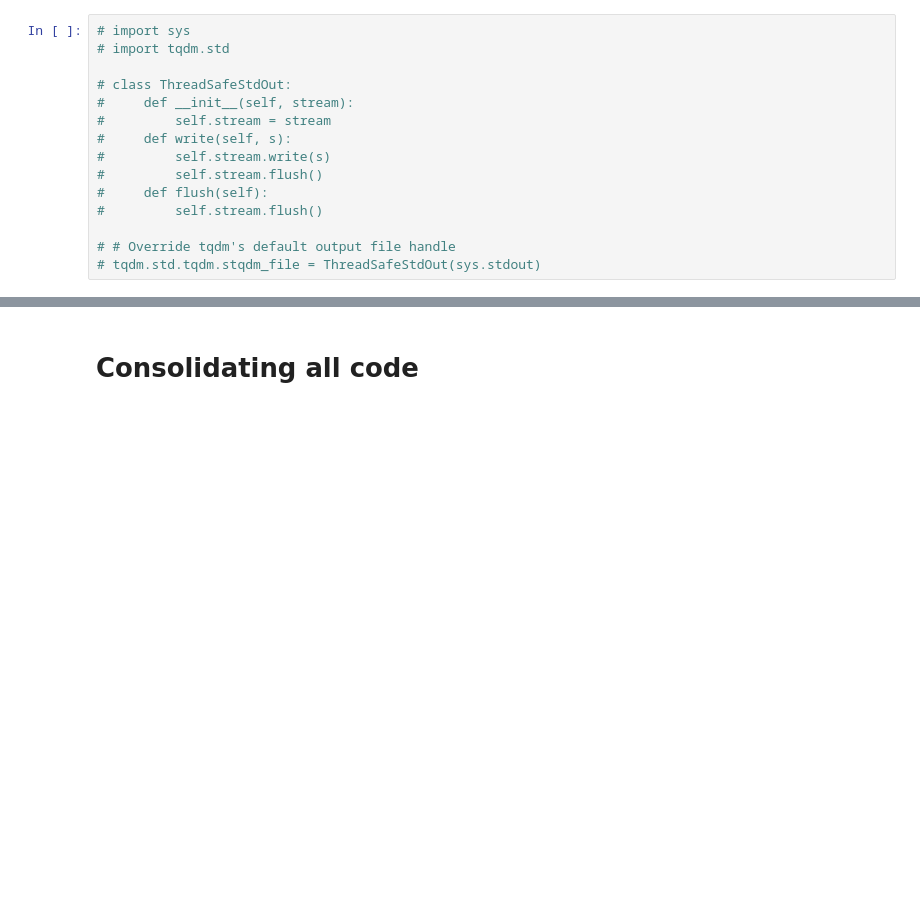
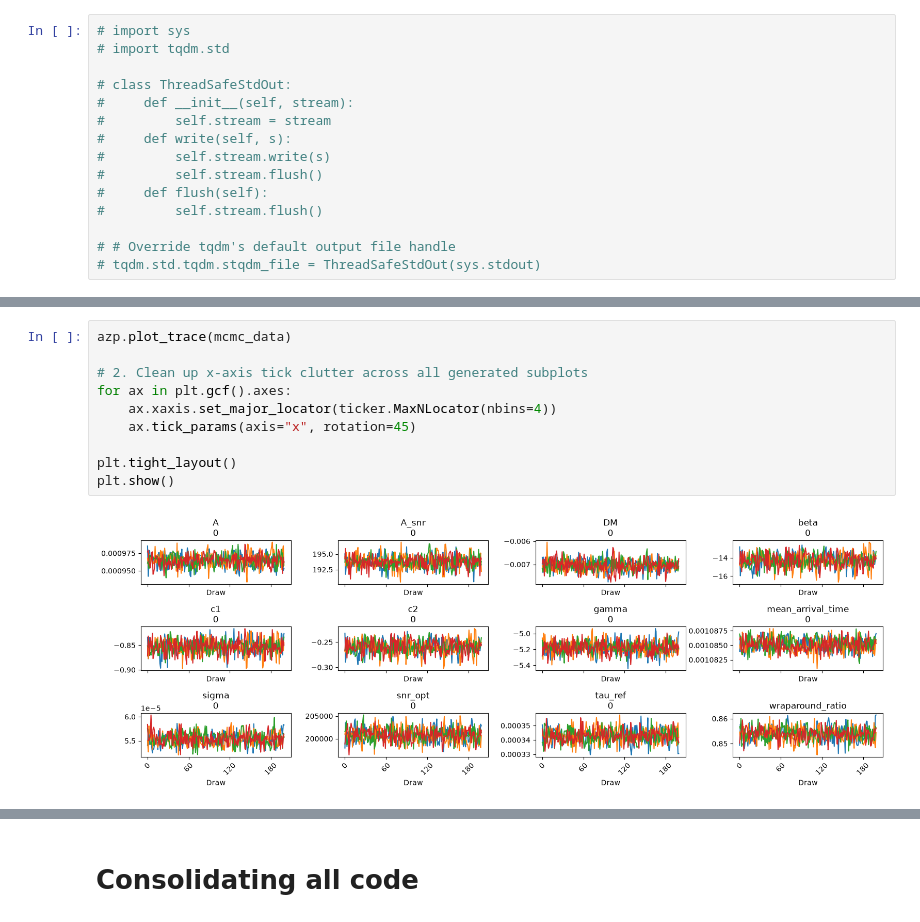
Before and after one commit to HarrisonS-Phys/FRBayes, a Jupyter notebook: notebooks/testing.ipynb, the cells around one changed output, grey strips where cells are left out. Saved outputs shown, nothing was run; the diff lists cells and outputs as text; blank space fills up the shorter version.

```diff
--- a/notebooks/testing.ipynb
+++ b/notebooks/testing.ipynb
@@ -80,0 +196,12 @@ local devices:
+# %%
+azp.plot_trace(mcmc_data)
+
+# 2. Clean up x-axis tick clutter across all generated subplots
+for ax in plt.gcf().axes:
+    ax.xaxis.set_major_locator(ticker.MaxNLocator(nbins=4))
+    ax.tick_params(axis="x", rotation=45)
+
+plt.tight_layout()
+plt.show()
+# %% [output]
+[figure, added]
```
Also changed, not shown: parts of 7 cells of this notebook, 5 other files.
